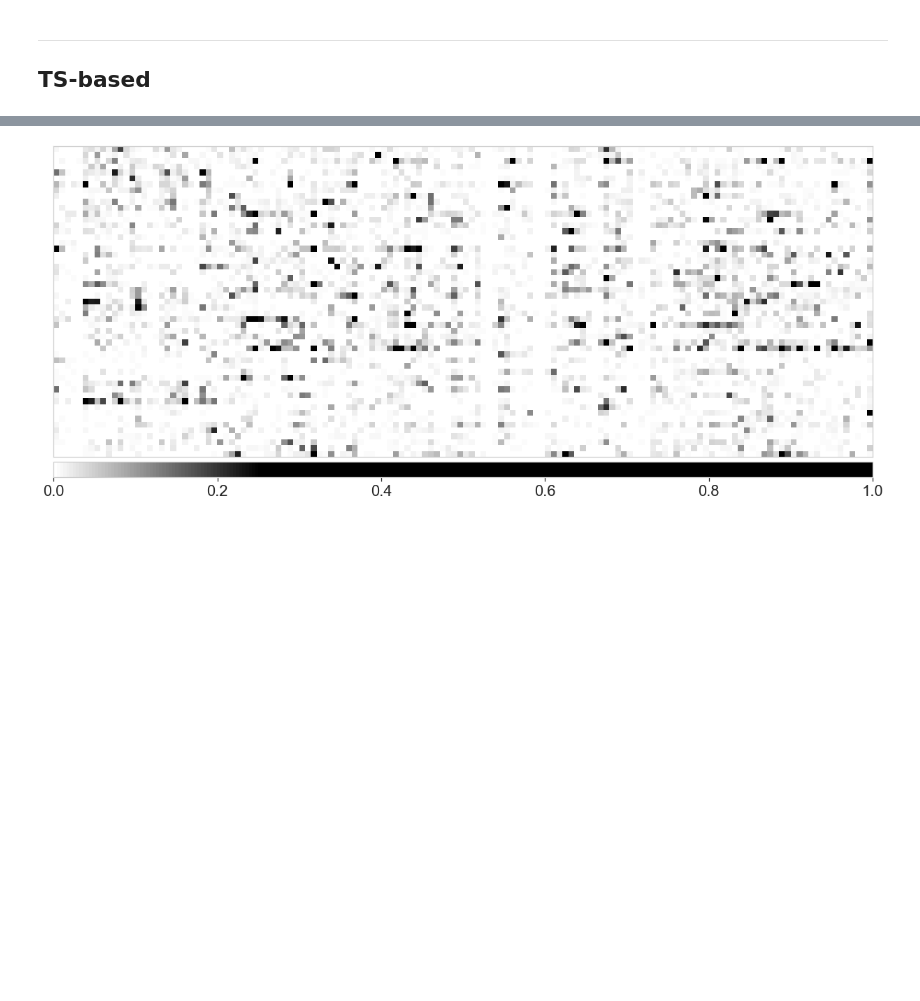
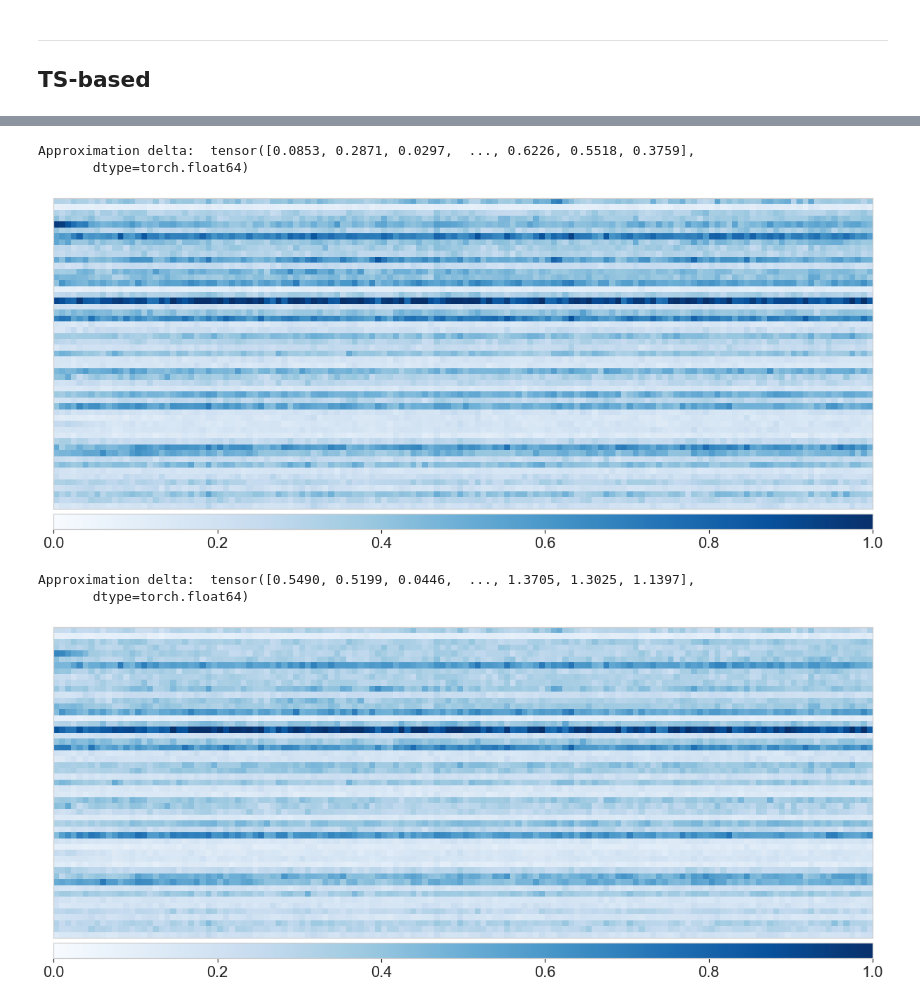
Before and after one commit to catalyst-team/introspection, a Jupyter notebook: notebooks/intospection.ipynb, the cells around one changed output, grey strips where cells are left out. Drawn from its saved outputs; the diff is of its cells as text; code cells hidden in the pictures; blank space fills up the shorter version.

```diff
--- a/notebooks/intospection.ipynb
+++ b/notebooks/intospection.ipynb
@@ -693,13 +697,14 @@ feature.shape, label.shape
 # %%
 from src.scripts.tune_ts_mlp import MLP
-# AUC: 0.7245564892623717
+# AUC: 0.7478991596638656.
 model = MLP(
     input_size=53,
-    hidden_size=226,
-    num_layers=3,
-    dropout=0.11460896393341634,
+    output_size=2,
+    hidden_size=79,
+    num_layers=1,
+    dropout=0.11486991528204682,
 )
-logdir = LOGS_ROOT.joinpath("220421.175353-ts-mlp-qFalse/0008/model.best.pth")
+logdir = LOGS_ROOT.joinpath("220424.122617-ts-mlp-qFalse/0011/model.best.pth")
 checkpoint = torch.load(logdir, map_location=lambda storage, loc: storage)
 model.load_state_dict(checkpoint)
 model = model.eval()
@@ -825,24 +873,65 @@ Approximation delta:  tensor([0.6672, 1.3629, 1.1235, 1.1473, 0.6544], dtype=tor
 # %%
+
+ig = IntegratedGradients(model)
+nt = NoiseTunnel(ig)
+
+
+model.zero_grad()
+attr_ig_nt0, delta = nt.attribute(
+    inputs=feature,
+    target=0,
+    baselines=torch.zeros_like(feature),
+    return_convergence_delta=True,
+    nt_type='smoothgrad_sq',
+    nt_samples=5,
+    stdevs=0.2
+)
+print('Approximation delta: ', abs(delta))
 fig, axs = plt.subplots(1, 1, figsize=(21, 9))
-
-default_cmap = LinearSegmentedColormap.from_list(
-    'custom blue',
-    [(0, '#ffffff'), (0.25, '#000000'), (1, '#000000')],
-    N=256
-)
-
 _ = viz.visualize_image_attr(
-    np.transpose(attr_ig_nt.cpu().detach().numpy(), (2,1,0)),
+    np.transpose(attr_ig_nt0.cpu().detach().numpy(), (2,1,0)),
     np.transpose(feature.cpu().detach().numpy(), (2,1,0)),
     method='heat_map',
-    cmap=default_cmap,
+    # cmap=default_cmap,
     show_colorbar=True,
-    sign='positive',
+    # sign='positive',
     outlier_perc=1,
     plt_fig_axis=(fig, axs),
     use_pyplot=False,
 )
+plt.show()
+plt.close()
 
+
+model.zero_grad()
+attr_ig_nt1, delta = nt.attribute(
+    inputs=feature,
+    target=1,
+    baselines=torch.zeros_like(feature),
+    return_convergence_delta=True,
+    nt_type='smoothgrad_sq',
+    nt_samples=5,
+    stdevs=0.2
+)
+print('Approximation delta: ', abs(delta))
+fig, axs = plt.subplots(1, 1, figsize=(21, 9))
+_ = viz.visualize_image_attr(
+    np.transpose(attr_ig_nt1.cpu().detach().numpy(), (2,1,0)),
+    np.transpose(feature.cpu().detach().numpy(), (2,1,0)),
+    method='heat_map',
+    # cmap=default_cmap,
+    show_colorbar=True,
+    # sign='positive',
+    outlier_perc=1,
+    plt_fig_axis=(fig, axs),
+    use_pyplot=False,
+)
 plt.show()
+plt.close()
 # %% [output]
+Approximation delta:  tensor([0.0853, 0.2871, 0.0297,  ..., 0.6226, 0.5518, 0.3759],
+       dtype=torch.float64)
-[figure, old version]
+[figure, new version]
+Approximation delta:  tensor([0.5490, 0.5199, 0.0446,  ..., 1.3705, 1.3025, 1.1397],
+       dtype=torch.float64)
+[figure, added]
```
Also changed, not shown: parts of 7 cells of this notebook, 1 other file.
